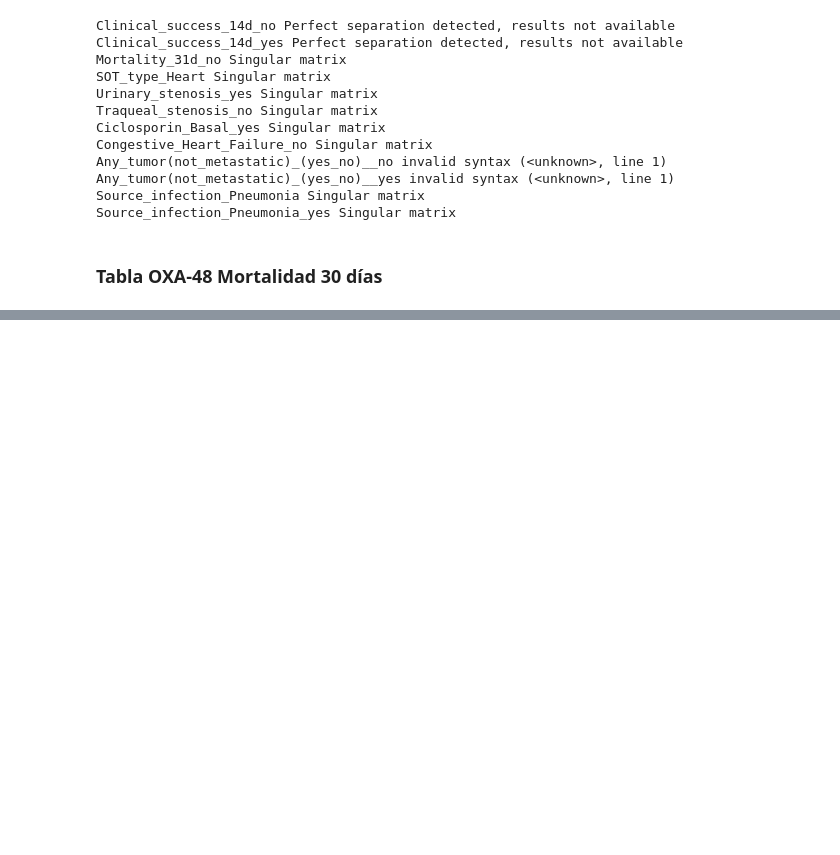
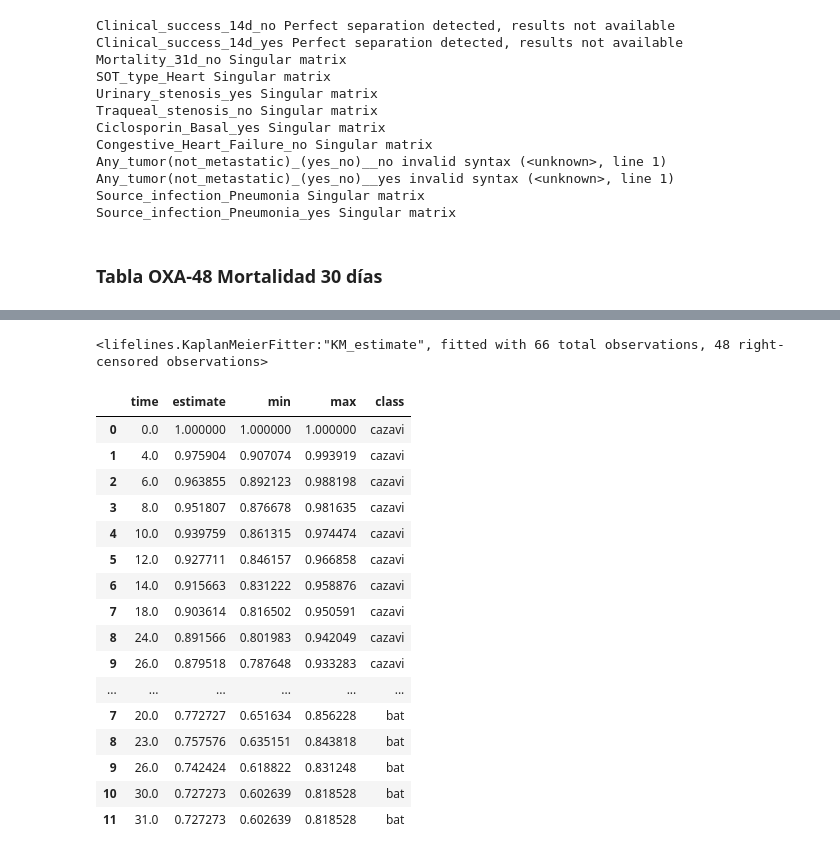
Before and after one commit to JuantonioMS/pystats_utils_base, a Jupyter notebook: test.ipynb, the cells around one changed output, grey strips where cells are left out. Drawn from its saved outputs; the diff is of its cells as text; code cells hidden in the pictures; blank space fills up the shorter version.

```diff
--- a/test.ipynb
+++ b/test.ipynb
@@ -946,0 +969,64 @@ result.to_excel("tabla_oxa_m30d_raw.xlsx")
+# %%
+import pandas as pd
+
+dataframe = pd.read_excel("./test/database/database.xlsx")
+workDataframe = dataframe[dataframe["Cohort_Treatment"] == "yes"]
+workDataframe = workDataframe[workDataframe["Cohort_Cazavi"] == "yes"]
+
+
+
+from lifelines import KaplanMeierFitter
+from pystats_utils.data_operations import reduceDataframe
+
+workDataframe["Mortality_31d"] = pd.get_dummies(workDataframe["Mortality_31d"], drop_first = True)
+workDataframe = reduceDataframe(workDataframe, "Mortality_31d", "Time2death_31d_alt")
+
+
+k = KaplanMeierFitter()
+k.fit(workDataframe["Time2death_31d_alt"],
+      workDataframe["Mortality_31d"])
+
+workDataframe = dataframe[dataframe["Cohort_Treatment"] == "yes"]
+workDataframe = workDataframe[workDataframe["Cohort_Cazavi"] == "no"]
+
+workDataframe["Mortality_31d"] = pd.get_dummies(workDataframe["Mortality_31d"], drop_first = True)
+workDataframe = reduceDataframe(workDataframe, "Mortality_31d", "Time2death_31d_alt")
+
+c = KaplanMeierFitter()
+c.fit(workDataframe["Time2death_31d_alt"],
+      workDataframe["Mortality_31d"])
+# %% [output]
+<lifelines.KaplanMeierFitter:"KM_estimate", fitted with 66 total observations, 48 right-censored observations>
+# %%
+dat1 = pd.DataFrame({"time"     : list(k.survival_function_["KM_estimate"].index),
+                     "estimate" : list(k.survival_function_["KM_estimate"]),
+                     "min"      : list(k.confidence_interval_["KM_estimate_lower_0.95"]),
+                     "max"      : list(k.confidence_interval_["KM_estimate_upper_0.95"]),
+                     "class" : ["cazavi"] * len(list(k.survival_function_["KM_estimate"]))})
+
+dat2 = pd.DataFrame({"time"     : list(c.survival_function_["KM_estimate"].index),
+                     "estimate" : list(c.survival_function_["KM_estimate"]),
+                     "min"      : list(c.confidence_interval_["KM_estimate_lower_0.95"]),
+                     "max"      : list(c.confidence_interval_["KM_estimate_upper_0.95"]),
+                     "class" : ["bat"] * len(list(c.survival_function_["KM_estimate"]))})
+
+data = pd.concat([dat1, dat2], axis = 0)
+data
+# %% [output]
+|  | time | estimate | min | max | class |
+| 0 | 0.0 | 1.000000 | 1.000000 | 1.000000 | cazavi |
+| 1 | 4.0 | 0.975904 | 0.907074 | 0.993919 | cazavi |
+| 2 | 6.0 | 0.963855 | 0.892123 | 0.988198 | cazavi |
+| 3 | 8.0 | 0.951807 | 0.876678 | 0.981635 | cazavi |
+| 4 | 10.0 | 0.939759 | 0.861315 | 0.974474 | cazavi |
+| 5 | 12.0 | 0.927711 | 0.846157 | 0.966858 | cazavi |
+| 6 | 14.0 | 0.915663 | 0.831222 | 0.958876 | cazavi |
+| 7 | 18.0 | 0.903614 | 0.816502 | 0.950591 | cazavi |
+| 8 | 24.0 | 0.891566 | 0.801983 | 0.942049 | cazavi |
+| 9 | 26.0 | 0.879518 | 0.787648 | 0.933283 | cazavi |
+| ... | ... | ... | ... | ... | ... |
+| 7 | 20.0 | 0.772727 | 0.651634 | 0.856228 | bat |
+| 8 | 23.0 | 0.757576 | 0.635151 | 0.843818 | bat |
+| 9 | 26.0 | 0.742424 | 0.618822 | 0.831248 | bat |
+| 10 | 30.0 | 0.727273 | 0.602639 | 0.818528 | bat |
+| 11 | 31.0 | 0.727273 | 0.602639 | 0.818528 | bat |
```
Also changed, not shown: parts of 3 cells of this notebook, 8 other files.
